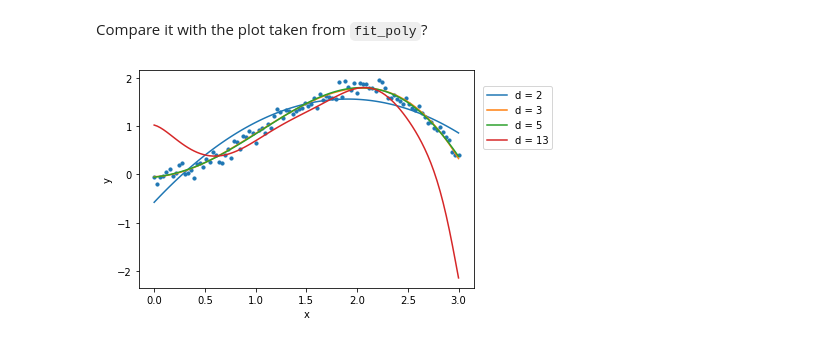
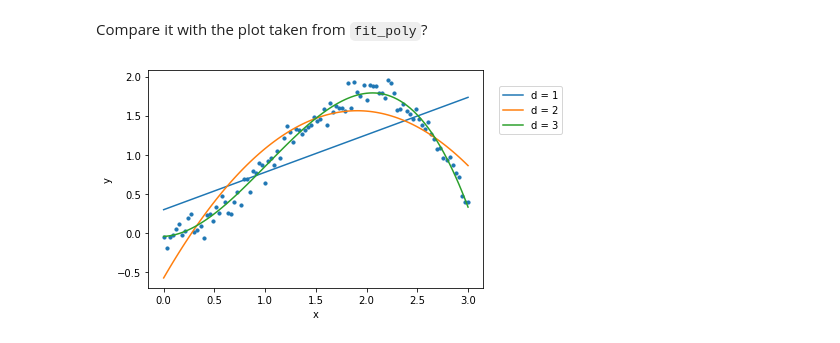
Before and after one commit to xxtofff/App_Physics_157, a Jupyter notebook: Lab Assignments/AP157_lab_assignment_A1.ipynb, the cells around one changed output. Drawn from its saved outputs; the diff is of its cells as text; code cells hidden in the pictures.

Commit message:
added manual polynomial fitting

```diff
--- a/Lab Assignments/AP157_lab_assignment_A1.ipynb
+++ b/Lab Assignments/AP157_lab_assignment_A1.ipynb
@@ -239,13 +239,13 @@ def manual_polyfit(x_array, y_array, deg):
 # %% [markdown]
 Compare it with the plot taken from `fit_poly`?
 # %%
-for n in [2,3,5,13]: #to iterate for polynomial degrees 2, 3, 5, and 13, just for illustration
+for n in [1,2,3]: #to iterate for polynomial degrees 2, 3, 5, and 13, just for illustration
     plt.plot(x_points, manual_polyfit(x_points, y_points, n), label = 'd = '+str(n))
 
 plt.xlabel('x')
 plt.ylabel('y')
 plt.scatter(x_points, y_points, s=10) #impose the scatter plot for reference
 plt.legend(bbox_to_anchor=(1.25, 0.95), ncol=1)
 plt.show()
 # %% [output]
-[figure, old version]
+[figure, new version]
```
Also changed, not shown: parts of 1 cell of this notebook.
